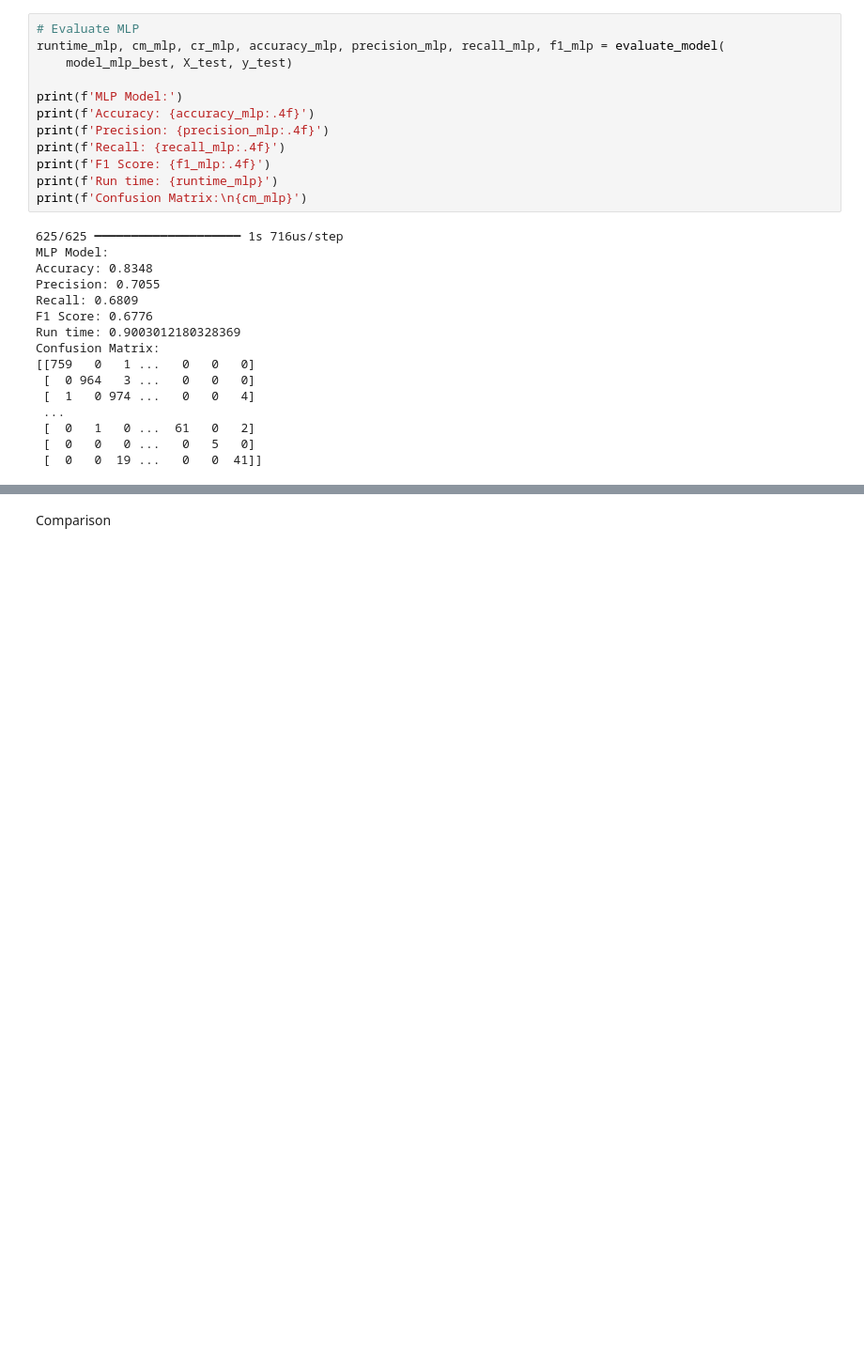
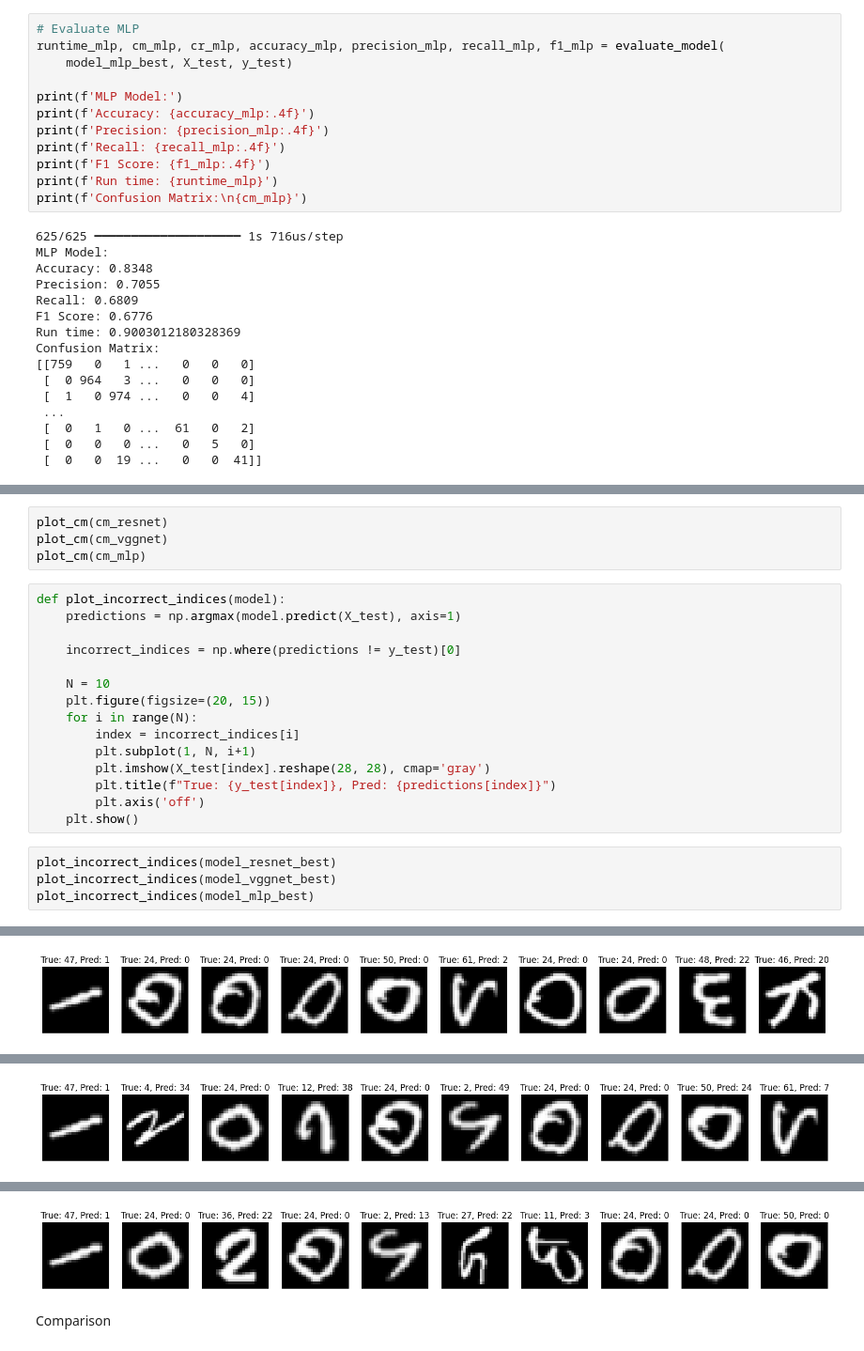
Before and after one commit to qiyuansunsam/5318, a Jupyter notebook: a2.ipynb, the cells around one changed output, grey strips where cells are left out. Shown at 94% size. Saved outputs shown, nothing was run; the diff lists cells and outputs as text; blank space fills up the shorter version.

Commit message:
heat map and incorrect indicies

```diff
--- a/a2.ipynb
+++ b/a2.ipynb
@@ -1217,0 +1229,24 @@ Confusion Matrix:
+# %%
+plot_cm(cm_resnet)
+plot_cm(cm_vggnet)
+plot_cm(cm_mlp)
+# %%
+def plot_incorrect_indices(model):
+    predictions = np.argmax(model.predict(X_test), axis=1)
+
+    incorrect_indices = np.where(predictions != y_test)[0]
+
+    N = 10
+    plt.figure(figsize=(20, 15))
+    for i in range(N):
+        index = incorrect_indices[i]
+        plt.subplot(1, N, i+1)
+        plt.imshow(X_test[index].reshape(28, 28), cmap='gray')
+        plt.title(f"True: {y_test[index]}, Pred: {predictions[index]}")
+        plt.axis('off')
+    plt.show()
+# %%
+plot_incorrect_indices(model_resnet_best)
+plot_incorrect_indices(model_vggnet_best)
+plot_incorrect_indices(model_mlp_best)
+# %% [output]
@@ -1217,0 +1254 @@ Confusion Matrix:
+[figure, added]
@@ -1217,0 +1256 @@ Confusion Matrix:
+[figure, added]
@@ -1218,3 +1258,4 @@ Confusion Matrix:
+[figure, added]
 # %% [markdown]
 Comparison
 # %% [markdown]
```
Also changed, not shown: parts of 2 cells of this notebook.
